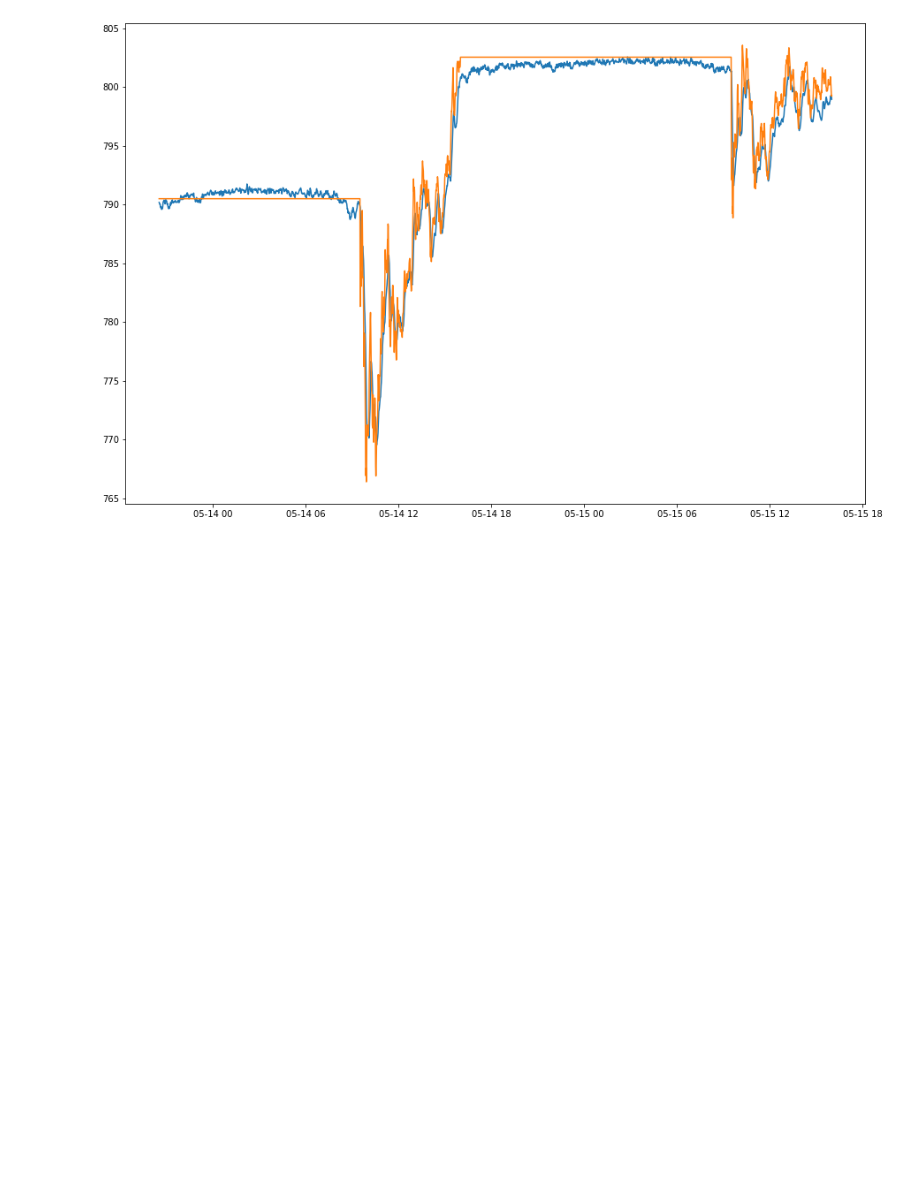
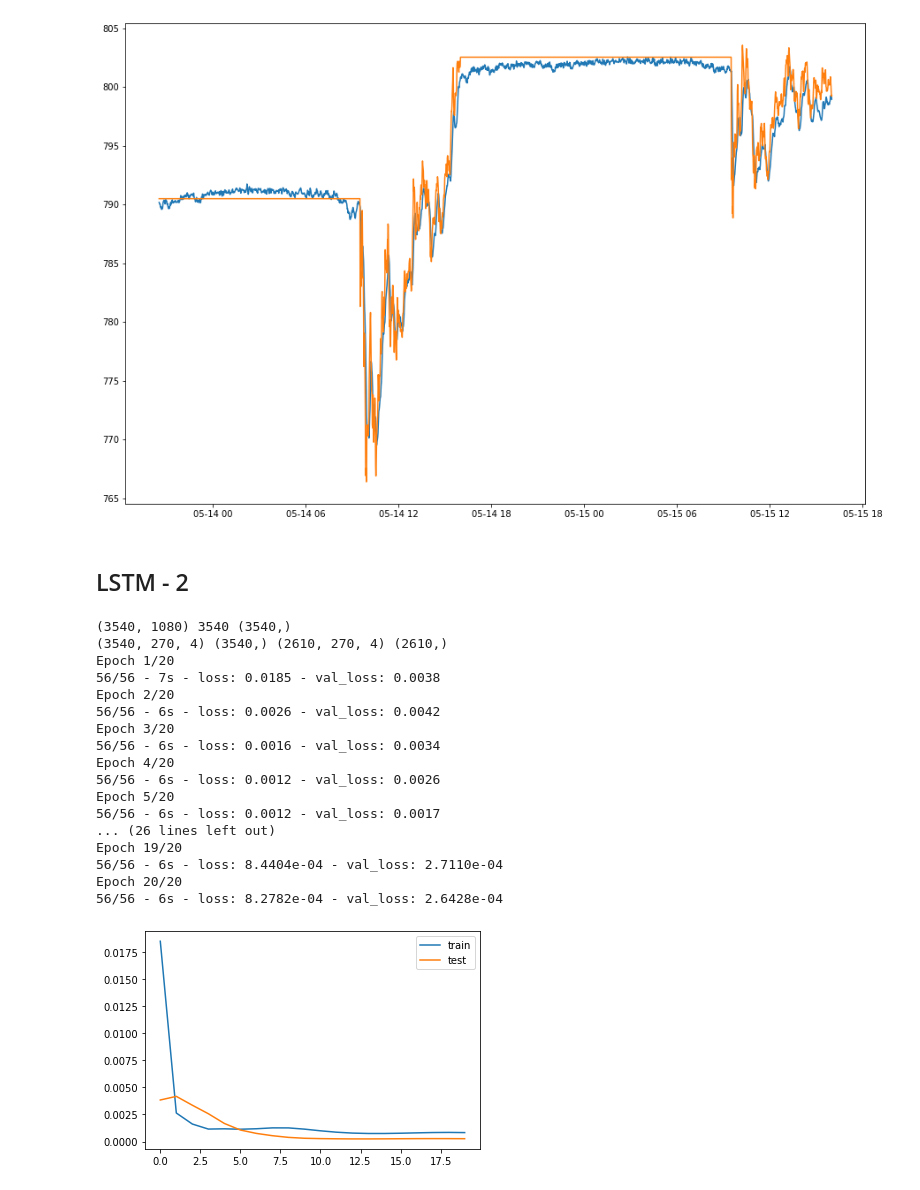
Before and after one commit to slucasmyer/TSLA-from-Twitter, a Jupyter notebook: Final_Project/TSLA-salvage.ipynb, the cells around one changed output. Drawn from its saved outputs; the diff is of its cells as text; code cells hidden in the pictures; blank space fills up the shorter version.

```diff
--- a/Final_Project/TSLA-salvage.ipynb
+++ b/Final_Project/TSLA-salvage.ipynb
@@ -652,3 +648,67 @@ plt.plot(data.index[-2610:], inv_y)
 # %% [output]
 [<matplotlib.lines.Line2D at 0x...>]
 [figure]
+# %% [markdown]
+ ## LSTM - 2
+# %%
+# load dataset
+values = data.values
+# ensure all data is float
+values = values.astype('float32')
+# normalize features
+scaler = MinMaxScaler(feature_range=(0, 1))
+scaled = scaler.fit_transform(values)
+# specify the number of lag hours
+n_hours = 270
+n_features = 4
+# frame as supervised learning
+reframed = tools.series_to_supervised(scaled, n_hours, 1)
+# drop columns we don't want to predict
+reframed.drop(reframed.columns[[-3,-2,-1]], axis=1, inplace=True)
+
+# split into train and test sets
+values = reframed.values
+n_train_hours = len(data.loc[:'2020-05-13 16:00:00'])
+train = values[:n_train_hours, :]
+test = values[n_train_hours:, :]
+# split into input and outputs
+n_obs = n_hours * n_features
+train_X, train_y = train[:, :-1], train[:, -1]
+test_X, test_y = test[:, :-1], test[:, -1]
+print(train_X.shape, len(train_X), train_y.shape)
+# reshape input to be 3D [samples, timesteps, features]
+train_X = train_X.reshape((train_X.shape[0], n_hours, n_features))
+test_X = test_X.reshape((test_X.shape[0], n_hours, n_features))
+print(train_X.shape, train_y.shape, test_X.shape, test_y.shape)
+
+# design network
+model = tensorflow.keras.Sequential()
+model.add(tensorflow.keras.layers.LSTM(64, input_shape=(train_X.shape[1], train_X.shape[2])))
+model.add(tensorflow.keras.layers.Dense(1))
+model.compile(loss='mse', optimizer='adam')
+# fit network
+history = model.fit(train_X, train_y, epochs=20, batch_size=64, validation_data=(test_X, test_y), verbose=2, shuffle=False, workers=4)
+# plot history
+plt.plot(history.history['loss'], label='train')
+plt.plot(history.history['val_loss'], label='test')
+plt.legend()
+plt.show()
+# %% [output]
+(3540, 1080) 3540 (3540,)
+(3540, 270, 4) (3540,) (2610, 270, 4) (2610,)
+Epoch 1/20
+56/56 - 7s - loss: 0.0185 - val_loss: 0.0038
+Epoch 2/20
+56/56 - 6s - loss: 0.0026 - val_loss: 0.0042
+Epoch 3/20
+56/56 - 6s - loss: 0.0016 - val_loss: 0.0034
+Epoch 4/20
+56/56 - 6s - loss: 0.0012 - val_loss: 0.0026
+Epoch 5/20
+56/56 - 6s - loss: 0.0012 - val_loss: 0.0017
+... (26 lines left out)
+Epoch 19/20
+56/56 - 6s - loss: 8.4404e-04 - val_loss: 2.7110e-04
+Epoch 20/20
+56/56 - 6s - loss: 8.2782e-04 - val_loss: 2.6428e-04
+[figure, added]
```
Also changed, not shown: parts of 28 cells of this notebook, 1 other file.
